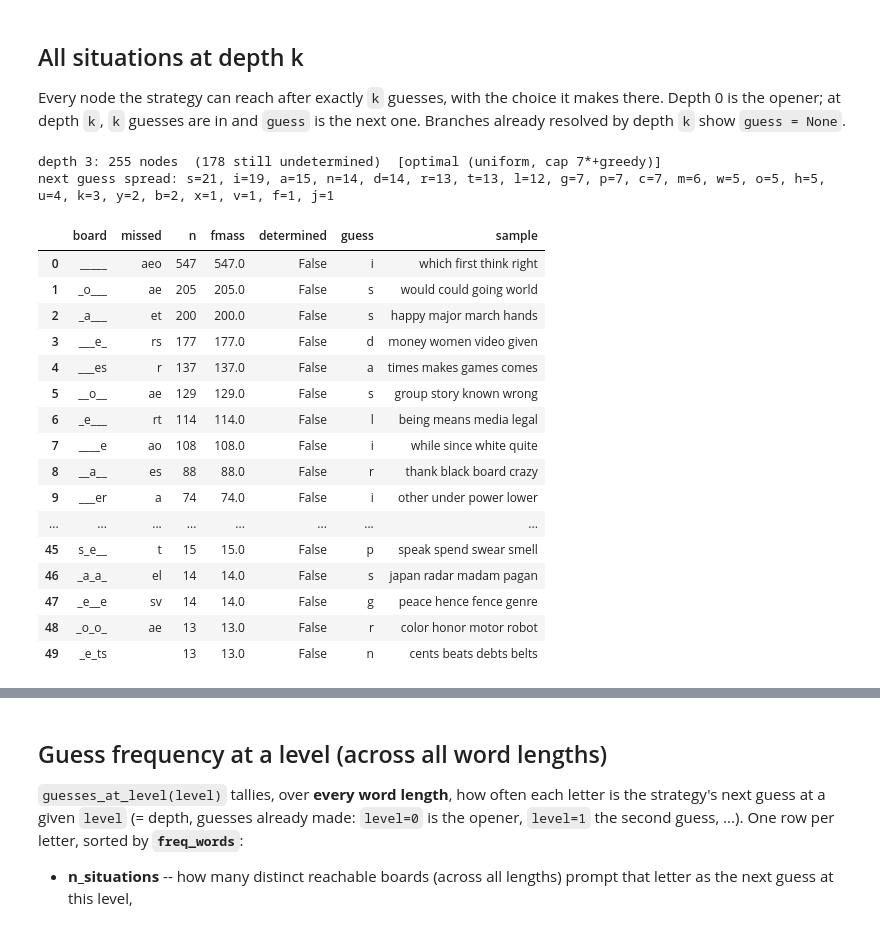
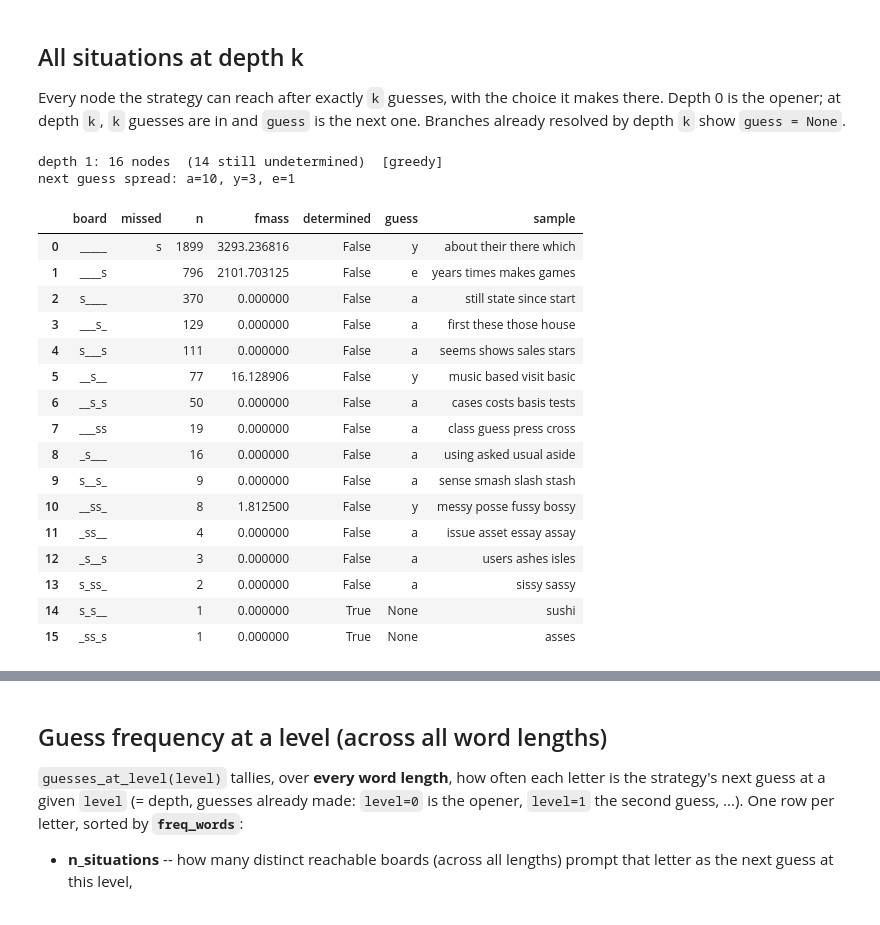
Before and after one commit to Ballpark-Figures/hangman, a Jupyter notebook: math/notebooks/strategy_explorer.ipynb, the cells around one changed output, grey strips where cells are left out. Saved outputs shown, nothing was run; the diff lists cells and outputs as text; code cells hidden in the pictures.

```diff
--- a/math/notebooks/strategy_explorer.ipynb
+++ b/math/notebooks/strategy_explorer.ipynb
@@ -71,9 +71,9 @@ flag (they have no capped branches).
 and `winprob` exist only for solved length/weighting combos; when one is missing,
 `sv.available` is `False` and `sv.note` says what to run -- the cells skip cleanly.
 # %%
-LENGTH    = 2           # <-- word length
-WEIGHTING = "uniform"   # <-- uniform, zipf, greedy, best_opener, greedy_word, best_opener_word
-STRATEGY  = "optimal"    # <-- greedy, greedy_best, optimal, winprob
+LENGTH    = 6           # <-- word length
+WEIGHTING = "best_opener"   # <-- uniform, zipf, greedy, best_opener, greedy_word, best_opener_word
+STRATEGY  = "greedy"    # <-- greedy, greedy_best, optimal, winprob
 BUDGET    = None         # <-- winprob only: miss budget k (None = most permissive solved)
 FILL_CAPPED = True       # <-- optimal only: finish cap-truncated branches with greedy (see note)
 
@@ -281,43 +280,43 @@ Every node the strategy can reach after exactly `k` guesses, with the choice it
 makes there. Depth 0 is the opener; at depth `k`, `k` guesses are in and `guess`
 is the next one. Branches already resolved by depth `k` show `guess = None`.
 # %%
-DEPTH = 3      # <-- number of guesses already made
+DEPTH = 1      # <-- number of guesses already made
 
 if not sv.available:
     print('not available:', sv.note); sit = pd.DataFrame()
 else:
     sit = pd.DataFrame(sv.states_at_depth(DEPTH))
     if len(sit):
         sit['missed'] = sit['missed'].apply(''.join)
         sit['sample'] = sit['sample'].apply(lambda s: ' '.join(s[:4]))
         live = sit[~sit['determined']]
         print(f'depth {DEPTH}: {len(sit)} nodes  ({len(live)} still undetermined)  [{sv.label}]')
         if len(live):
             spread = ', '.join(f'{k}={v}' for k, v in live['guess'].value_counts().items())
             print(f'next guess spread: {spread}')
         display(sit.sort_values('n', ascending=False).head(50).reset_index(drop=True))
     else:
         print(f'no nodes at depth {DEPTH}')
 # %% [output]
-depth 3: 255 nodes  (178 still undetermined)  [optimal (uniform, cap 7*+greedy)]
-next guess spread: s=21, i=19, a=15, n=14, d=14, r=13, t=13, l=12, g=7, p=7, c=7, m=6, w=5, o=5, h=5, u=4, k=3, y=2, b=2, x=1, v=1, f=1, j=1
+depth 1: 16 nodes  (14 still undetermined)  [greedy]
+next guess spread: a=10, y=3, e=1
 |  | board | missed | n | fmass | determined | guess | sample |
-| 0 | _____ | aeo | 547 | 547.0 | False | i | which first think right |
-| 1 | _o___ | ae | 205 | 205.0 | False | s | would could going world |
-| 2 | _a___ | et | 200 | 200.0 | False | s | happy major march hands |
-| 3 | ___e_ | rs | 177 | 177.0 | False | d | money women video given |
-| 4 | ___es | r | 137 | 137.0 | False | a | times makes games comes |
-| 5 | __o__ | ae | 129 | 129.0 | False | s | group story known wrong |
-| 6 | _e___ | rt | 114 | 114.0 | False | l | being means media legal |
-| 7 | ____e | ao | 108 | 108.0 | False | i | while since white quite |
-| 8 | __a__ | es | 88 | 88.0 | False | r | thank black board crazy |
-| 9 | ___er | a | 74 | 74.0 | False | i | other under power lower |
-| ... | ... | ... | ... | ... | ... | ... | ... |
-| 45 | s_e__ | t | 15 | 15.0 | False | p | speak spend swear smell |
-| 46 | _a_a_ | el | 14 | 14.0 | False | s | japan radar madam pagan |
-| 47 | _e__e | sv | 14 | 14.0 | False | g | peace hence fence genre |
-| 48 | _o_o_ | ae | 13 | 13.0 | False | r | color honor motor robot |
-| 49 | _e_ts |  | 13 | 13.0 | False | n | cents beats debts belts |
+| 0 | _____ | s | 1899 | 3293.236816 | False | y | about their there which |
+| 1 | ____s |  | 796 | 2101.703125 | False | e | years times makes games |
+| 2 | s____ |  | 370 | 0.000000 | False | a | still state since start |
+| 3 | ___s_ |  | 129 | 0.000000 | False | a | first these those house |
+| 4 | s___s |  | 111 | 0.000000 | False | a | seems shows sales stars |
+| 5 | __s__ |  | 77 | 16.128906 | False | y | music based visit basic |
+| 6 | __s_s |  | 50 | 0.000000 | False | a | cases costs basis tests |
+| 7 | ___ss |  | 19 | 0.000000 | False | a | class guess press cross |
+| 8 | _s___ |  | 16 | 0.000000 | False | a | using asked usual aside |
+| 9 | s__s_ |  | 9 | 0.000000 | False | a | sense smash slash stash |
+| 10 | __ss_ |  | 8 | 1.812500 | False | y | messy posse fussy bossy |
+| 11 | _ss__ |  | 4 | 0.000000 | False | a | issue asset essay assay |
+| 12 | _s__s |  | 3 | 0.000000 | False | a | users ashes isles |
+| 13 | s_ss_ |  | 2 | 0.000000 | False | a | sissy sassy |
+| 14 | s_s__ |  | 1 | 0.000000 | True | None | sushi |
+| 15 | _ss_s |  | 1 | 0.000000 | True | None | asses |
 # %%
 sit['guess'].value_counts() if len(sit) else 'no nodes at this depth'
 # %% [output]
```
Also changed, not shown: parts of 8 cells of this notebook, 1 other file.
